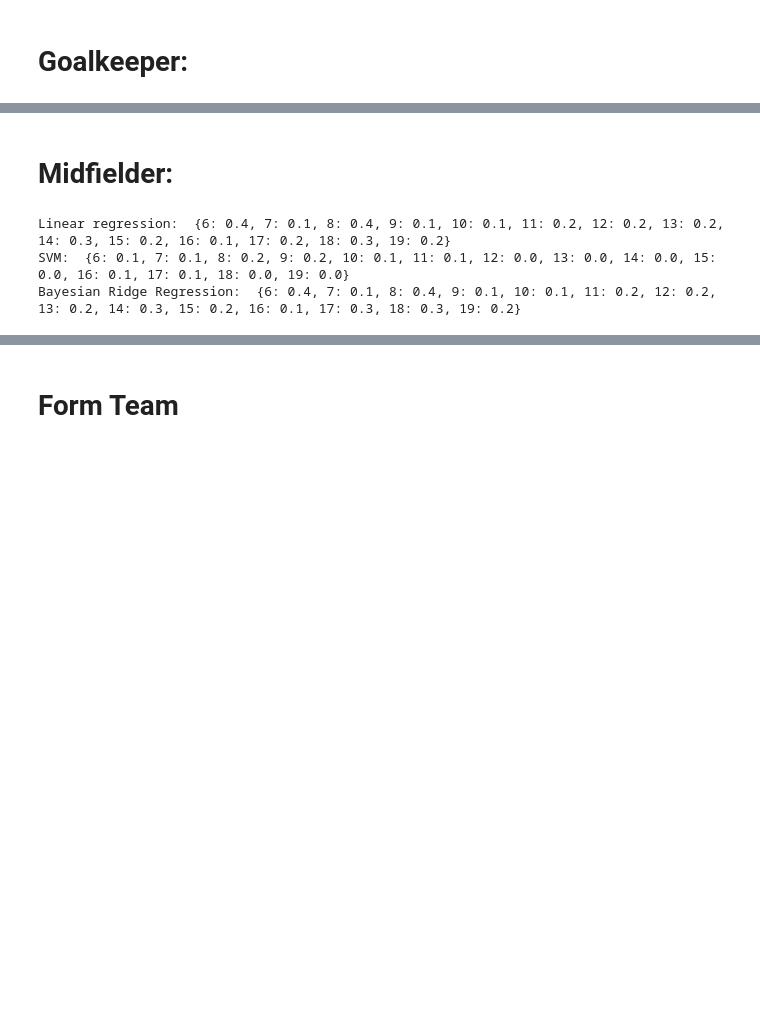
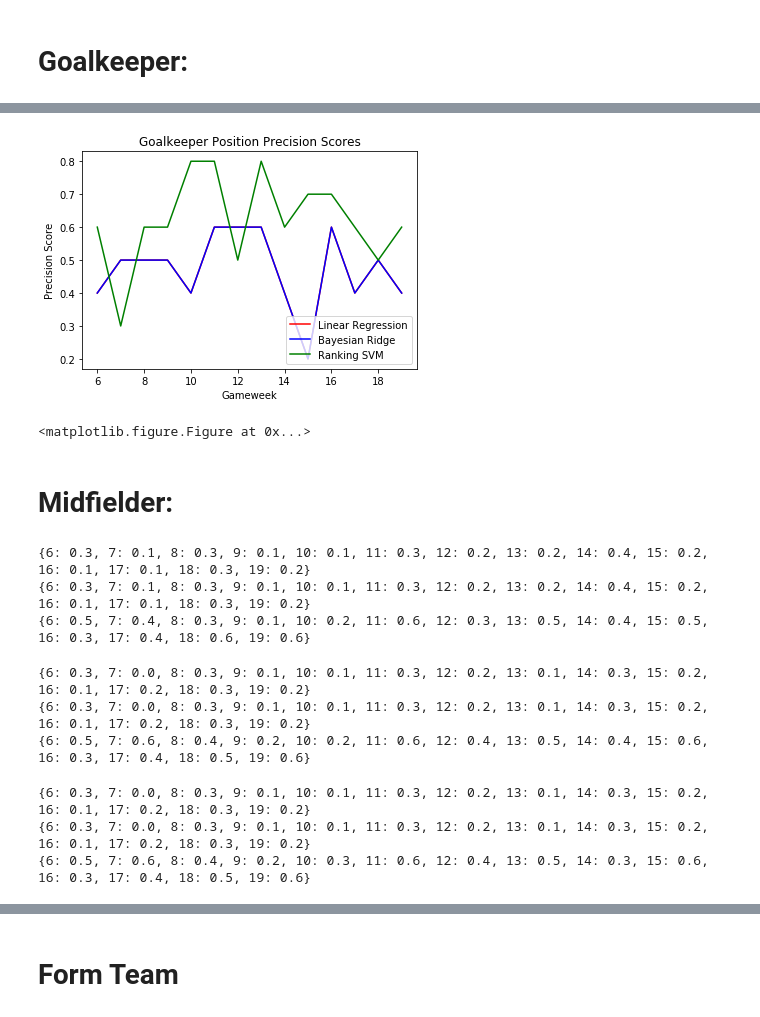
Before and after one commit to rivaldo4t/RecommendationOnFantasyLeague-ROFL, a Jupyter notebook: dataScrape_SB1.ipynb, the cells around one changed output, grey strips where cells are left out. Drawn from its saved outputs; the diff is of its cells as text; code cells hidden in the pictures; blank space fills up the shorter version.

```diff
--- a/dataScrape_SB1.ipynb
+++ b/dataScrape_SB1.ipynb
@@ -1295,24 +1384,45 @@ Bayesian Ridge Regression:  {6: 0.5, 7: 0.4, 8: 0.6, 9: 0.4, 10: 0.4, 11: 0.6, 1
+# %%
+plt.plot(gw, lin.values(), 'r', label='Linear Regression')
+plt.plot(gw, bayes_ridge.values(), 'b', label='Bayesian Ridge')
+plt.plot(gw, svm_rank.values(), 'g', label='Ranking SVM')
+plt.ylabel('Precision Score')
+plt.xlabel('Gameweek')
+plt.legend(loc='lower right')
+plt.title('Goalkeeper Position Precision Scores')
+plt.show()
+plt.savefig('goalkeeper_precision.png')
+# %% [output]
+[figure, added]
+<matplotlib.figure.Figure at 0x...>
 # %% [markdown]
 # Midfielder:
-# %%
-mid_lin_precision = linear_regression(X_train_players_mid_avg_df, Y_train_players_mid_avg_df,
-                                  X_test_players_mid_gw_df, Y_test_players_mid_gw_df)
-print "Linear regression: ", mid_lin_precision
-
-mid_svm_precision = svm(X_train_players_mid_avg_df, Y_train_players_mid_avg_df,
-                                  X_test_players_mid_gw_df, Y_test_players_mid_gw_df)
-print "SVM: ", mid_svm_precision
-
-mid_bayesridge_precision = bayesian_ridge(X_train_players_mid_avg_df, Y_train_players_mid_avg_df,
-                                  X_test_players_mid_gw_df, Y_test_players_mid_gw_df)
-
-print "Bayesian Ridge Regression: ", mid_bayesridge_precision
-
-# mid_neural_precision = neural_network(X_train_players_mid_avg_df, Y_train_players_mid_avg_df,
-#                                   X_test_players_mid_gw_df, Y_test_players_mid_gw_df)
-
-# print "Neural Networks: ", mid_neural_precision
-# %% [output]
-Linear regression:  {6: 0.4, 7: 0.1, 8: 0.4, 9: 0.1, 10: 0.1, 11: 0.2, 12: 0.2, 13: 0.2, 14: 0.3, 15: 0.2, 16: 0.1, 17: 0.2, 18: 0.3, 19: 0.2}
-SVM:  {6: 0.1, 7: 0.1, 8: 0.2, 9: 0.2, 10: 0.1, 11: 0.1, 12: 0.0, 13: 0.0, 14: 0.0, 15: 0.0, 16: 0.1, 17: 0.1, 18: 0.0, 19: 0.0}
-Bayesian Ridge Regression:  {6: 0.4, 7: 0.1, 8: 0.4, 9: 0.1, 10: 0.1, 11: 0.2, 12: 0.2, 13: 0.2, 14: 0.3, 15: 0.2, 16: 0.1, 17: 0.3, 18: 0.3, 19: 0.2}
+# %%
+lin, svr, bayes_ridge, svm_rank = get_midfielder_results(mid_features)
+
+print lin
+print bayes_ridge
+print svm_rank
+# %% [output]
+{6: 0.3, 7: 0.1, 8: 0.3, 9: 0.1, 10: 0.1, 11: 0.3, 12: 0.2, 13: 0.2, 14: 0.4, 15: 0.2, 16: 0.1, 17: 0.1, 18: 0.3, 19: 0.2}
+{6: 0.3, 7: 0.1, 8: 0.3, 9: 0.1, 10: 0.1, 11: 0.3, 12: 0.2, 13: 0.2, 14: 0.4, 15: 0.2, 16: 0.1, 17: 0.1, 18: 0.3, 19: 0.2}
+{6: 0.5, 7: 0.4, 8: 0.3, 9: 0.1, 10: 0.2, 11: 0.6, 12: 0.3, 13: 0.5, 14: 0.4, 15: 0.5, 16: 0.3, 17: 0.4, 18: 0.6, 19: 0.6}
+# %%
+lin, svr, bayes_ridge, svm_rank = get_midfielder_results(mid_features + mid_implicit_features)
+
+print lin
+print bayes_ridge
+print svm_rank
+# %% [output]
+{6: 0.3, 7: 0.0, 8: 0.3, 9: 0.1, 10: 0.1, 11: 0.3, 12: 0.2, 13: 0.1, 14: 0.3, 15: 0.2, 16: 0.1, 17: 0.2, 18: 0.3, 19: 0.2}
+{6: 0.3, 7: 0.0, 8: 0.3, 9: 0.1, 10: 0.1, 11: 0.3, 12: 0.2, 13: 0.1, 14: 0.3, 15: 0.2, 16: 0.1, 17: 0.2, 18: 0.3, 19: 0.2}
+{6: 0.5, 7: 0.6, 8: 0.4, 9: 0.2, 10: 0.2, 11: 0.6, 12: 0.4, 13: 0.5, 14: 0.4, 15: 0.6, 16: 0.3, 17: 0.4, 18: 0.5, 19: 0.6}
+# %%
+lin, svr, bayes_ridge, svm_rank = get_midfielder_results(mid_features + mid_implicit_features + past_history_features)
+
+print lin
+print bayes_ridge
+print svm_rank
+# %% [output]
+{6: 0.3, 7: 0.0, 8: 0.3, 9: 0.1, 10: 0.1, 11: 0.3, 12: 0.2, 13: 0.1, 14: 0.3, 15: 0.2, 16: 0.1, 17: 0.2, 18: 0.3, 19: 0.2}
+{6: 0.3, 7: 0.0, 8: 0.3, 9: 0.1, 10: 0.1, 11: 0.3, 12: 0.2, 13: 0.1, 14: 0.3, 15: 0.2, 16: 0.1, 17: 0.2, 18: 0.3, 19: 0.2}
+{6: 0.5, 7: 0.6, 8: 0.4, 9: 0.2, 10: 0.3, 11: 0.6, 12: 0.4, 13: 0.5, 14: 0.3, 15: 0.6, 16: 0.3, 17: 0.4, 18: 0.5, 19: 0.6}
```
Also changed, not shown: parts of 53 cells of this notebook, 7 other files.
